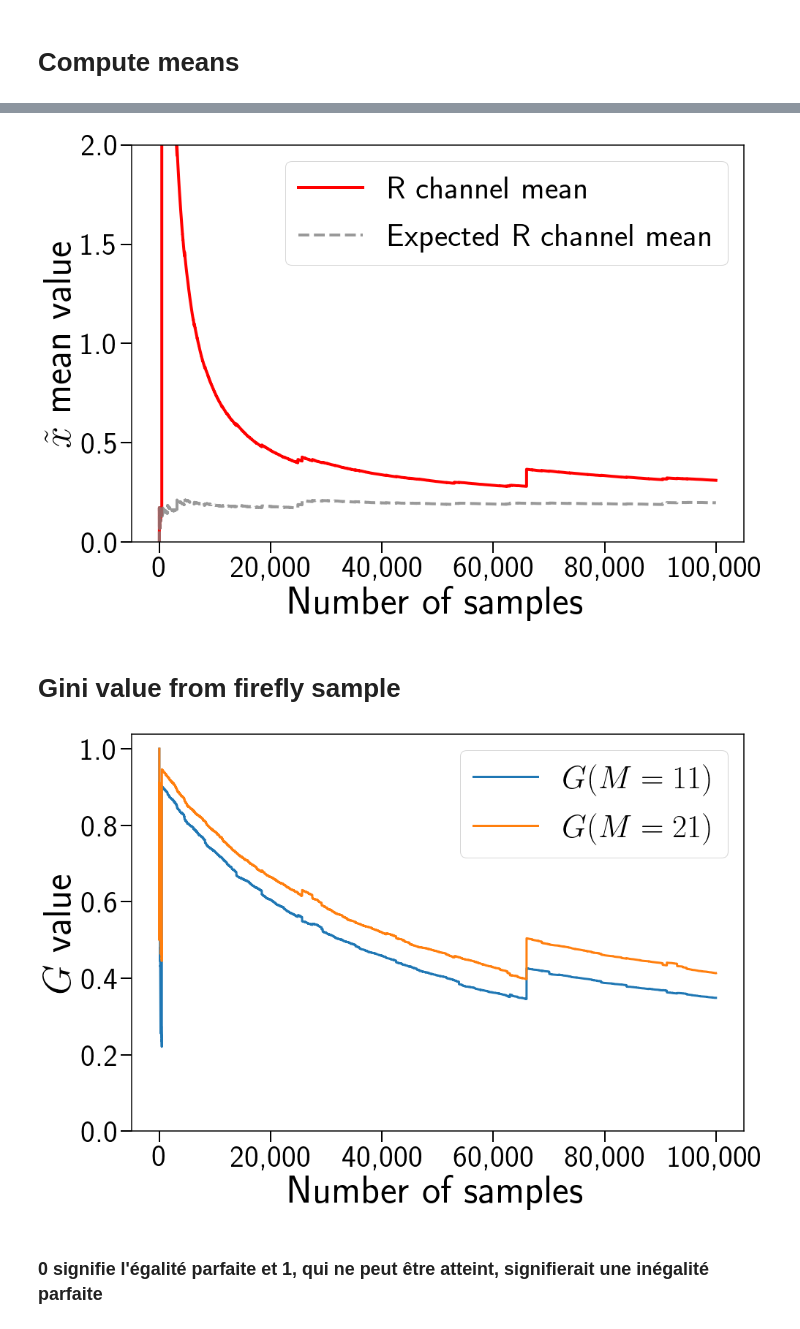
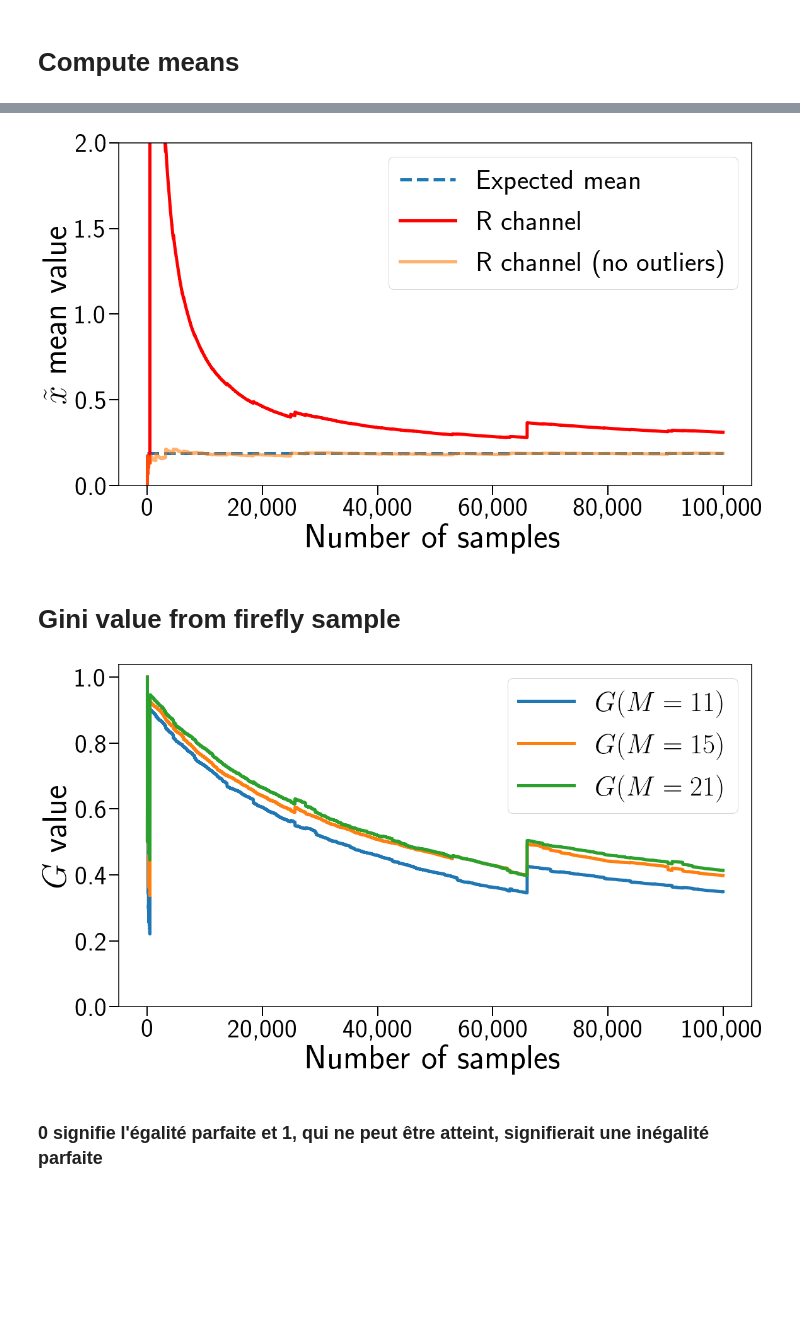
Before and after one commit to prise-3d/pbrt-v4, a Jupyter notebook: samples_study.ipynb, the cells around one changed output, grey strips where cells are left out. Drawn from its saved outputs; the diff is of its cells as text; code cells hidden in the pictures; blank space fills up the shorter version.

```diff
--- a/samples_study.ipynb
+++ b/samples_study.ipynb
@@ -37,15 +44,15 @@ params = {'backend': 'ps',
           'font.style': 'normal',
           'font.weight': 'bold',
           'axes.linewidth': 1.5,
-          'figure.figsize': (15, 10)}
+          'figure.figsize': (18, 10)}
 
 plt.rcParams.update(params)
 plt.margins(tight=True)
 plt.tick_params(axis='both', width=2, length=15)
 
 labels = ['R', 'G', 'B']
-for i in range(3):
-    plt.plot(data_rgb[:, i], lw=4, label=labels[i], color=labels[i].lower(), alpha=1)
+i = 0
+plt.plot(data_rgb[:, i], lw=5, label=labels[i] + ' channel', color=labels[i].lower(), alpha=1)
 
 plt.xlabel("Number of samples")
 plt.ylabel("$x_i$ sample value")
@@ -67,16 +74,17 @@ data_filtered_rgb = []
 for i in range(3):
     max_value = np.max(data_rgb[:, i])
     min_value = np.min(data_rgb[:, i])
-    data_filtered_rgb.append(np.array(list(map(lambda x: min_value if x == max_value else x , data_rgb[:, i]))))
+    data_filtered_rgb.append(np.array(list(map(lambda x: min_value if x > 500 else x , data_rgb[:, i]))))
 
 data_filtered_rgb = np.array(data_filtered_rgb)
 
+ref_data_filtered_rgb = []
 for i in range(3):
-    max_value = np.max(data_filtered_rgb[:, i])
-    min_value = np.min(data_filtered_rgb[:, i])
-    data_filtered_rgb[i] = np.array(list(map(lambda x: min_value if x == max_value else x , data_filtered_rgb[i])))
+    max_value = np.max(ref_data_rgb[:, i])
+    min_value = np.min(ref_data_rgb[:, i])
+    ref_data_filtered_rgb.append(np.array(list(map(lambda x: min_value if x > 500 else x , ref_data_rgb[:, i]))))
 
-data_filtered_rgb = np.array(data_filtered_rgb)
+ref_data_filtered_rgb = np.array(ref_data_filtered_rgb)
 # %%
 def compute_means(samples):
 
@@ -99,3 +111,5 @@ for i in range(3):
+# %%
+r_true_mean = np.mean(ref_data_filtered_rgb[0])
 # %%
 params = {'backend': 'ps',
           'axes.labelsize': 54,
@@ -107,7 +121,7 @@ params = {'backend': 'ps',
           'font.style': 'normal',
           'font.weight': 'bold',
           'axes.linewidth': 1.5,
-          'figure.figsize': (15, 10)}
+          'figure.figsize': (18, 10)}
 
 plt.rcParams.update(params)
 plt.margins(tight=True)
@@ -118,8 +132,9 @@ plt.rcParams.update(params)
 
 labels = ['R', 'G', 'B']
 
-for i in range(3):
-    plt.plot(samples_means[i], lw=4, label=labels[i], color=labels[i].lower(), alpha=1)
+i = 0
+plt.plot([0, 100000], [r_true_mean, r_true_mean], lw=5, label='Expected mean', linestyle="--")
+plt.plot(samples_means[i], lw=5, label=labels[i] + ' channel', color=labels[i].lower(), alpha=1)
 #plt.plot(filter_samples_means[i], lw=2.5, label="Expected " + labels[i] + " mean (without $\gamma$ correction)", color="gray", alpha=0.8, linestyle="--")
 
 plt.xlabel("Number of samples")
@@ -142,37 +157,38 @@ params = {'backend': 'ps',
           'axes.labelsize': 54,
           'font.size': 40,
           'legend.fontsize': 44,
           'xtick.labelsize': 42,
           'ytick.labelsize': 42,
           'text.usetex': True,
           'font.style': 'normal',
           'font.weight': 'bold',
           'axes.linewidth': 1.5,
-          'figure.figsize': (15, 10)}
+          'figure.figsize': (18, 10)}
 
 plt.rcParams.update(params)
 plt.margins(tight=True)
 plt.tick_params(axis='both', width=2, length=15)
 
 labels = ['R', 'G', 'B']
 
 #for i in range(3):
 i = 0
-plt.plot(samples_means[i], lw=4, label=labels[i]  + " channel mean", color=labels[i].lower(), alpha=1)
-plt.plot(filter_samples_means[i], lw=4, label="Expected " + labels[i] + " channel mean", color="gray", alpha=0.8, linestyle="--")
+plt.plot([0, 100000], [r_true_mean, r_true_mean], lw=5, label='Expected mean', linestyle="--")
+plt.plot(samples_means[i], lw=5, label=labels[i]  + " channel", color=labels[i].lower(), alpha=1)
+plt.plot(filter_samples_means[i], lw=5, label=labels[i] + " channel (no outliers)", alpha=0.6)
 
 plt.xlabel("Number of samples")
 plt.ylabel(r"$\tilde{x}$ mean value")
 plt.legend()
 plt.ylim(0, 2)
 plt.xticks(np.arange(0, 120000, step=20000), display_high_number(np.arange(0, 120000, step=20000)))  # Set label locations.
 plt.yticks(np.arange(0, 2.5, step=0.5), np.arange(0, 2.5, step=0.5))
 #plt.xticks(fontsize=14)
 #plt.yticks(fontsize=14)
 plt.savefig("images/rgb_means_noisy_expected.png", transparent=True, bbox_inches = 'tight', pad_inches = 0.1)
 plt.show()
 # %% [output]
-[figure, old version]
+[figure, new version]
 # %% [markdown]
 # Gini value from firefly sample
 # %%
@@ -222,13 +238,18 @@ def create_k_means(samples, k=11):
 # %%
 samples_axis_mean = np.mean(data_rgb, axis=1)
 means_evolution_k11 = create_k_means(samples_axis_mean, k=11)
+means_evolution_k15 = create_k_means(samples_axis_mean, k=15)
 means_evolution_k21 = create_k_means(samples_axis_mean, k=21)
 
 gini_data_k11 = [ gini(np.array(m)) for m in means_evolution_k11 ]
 check_gini_values_k11 = np.array(list(map(lambda x: 1 if x == 0 else x, gini_data_k11)))
 
+gini_data_k15 = [ gini(np.array(m)) for m in means_evolution_k15 ]
+check_gini_values_k15 = np.array(list(map(lambda x: 1 if x == 0 else x, gini_data_k15)))
+
 gini_data_k21 = [ gini(np.array(m)) for m in means_evolution_k21 ]
 check_gini_values_k21 = np.array(list(map(lambda x: 1 if x == 0 else x, gini_data_k21)))
+
 
 params = {'backend': 'ps',
           'axes.labelsize': 54,
@@ -240,15 +261,16 @@ params = {'backend': 'ps',
           'font.style': 'normal',
           'font.weight': 'bold',
           'axes.linewidth': 1.5,
-          'figure.figsize': (15, 10)}
+          'figure.figsize': (18, 10)}
 
 plt.rcParams.update(params)
 plt.margins(tight=True)
 plt.tick_params(axis='both', width=2, length=15)
 
 #for i in range(3):
-plt.plot(check_gini_values_k11, lw=3, label="$G (M = 11)$")
-plt.plot(check_gini_values_k21, lw=3, label="$G (M = 21)$")
+plt.plot(check_gini_values_k11, lw=5, label="$G (M = 11)$")
+plt.plot(check_gini_values_k15, lw=5, label="$G (M = 15)$")
+plt.plot(check_gini_values_k21, lw=5, label="$G (M = 21)$")
 
 plt.xlabel("Number of samples")
 plt.ylabel(r"$G$ value")
@@ -261,7 +283,7 @@ plt.yticks(np.arange(0, 1.2, step=0.2), prepare_mode_data(np.arange(0, 1.2, step
 plt.savefig("images/gini_evolution_with_outliers.png", transparent=True, bbox_inches = 'tight', pad_inches = 0.1)
 plt.show()
 # %% [output]
-[figure, old version]
+[figure, new version]
 # %% [markdown]
 ### 0 signifie l'égalité parfaite et 1, qui ne peut être atteint, signifierait une inégalité parfaite
 # %% [markdown]
```
Also changed, not shown: parts of 21 cells of this notebook, 1 other file.
